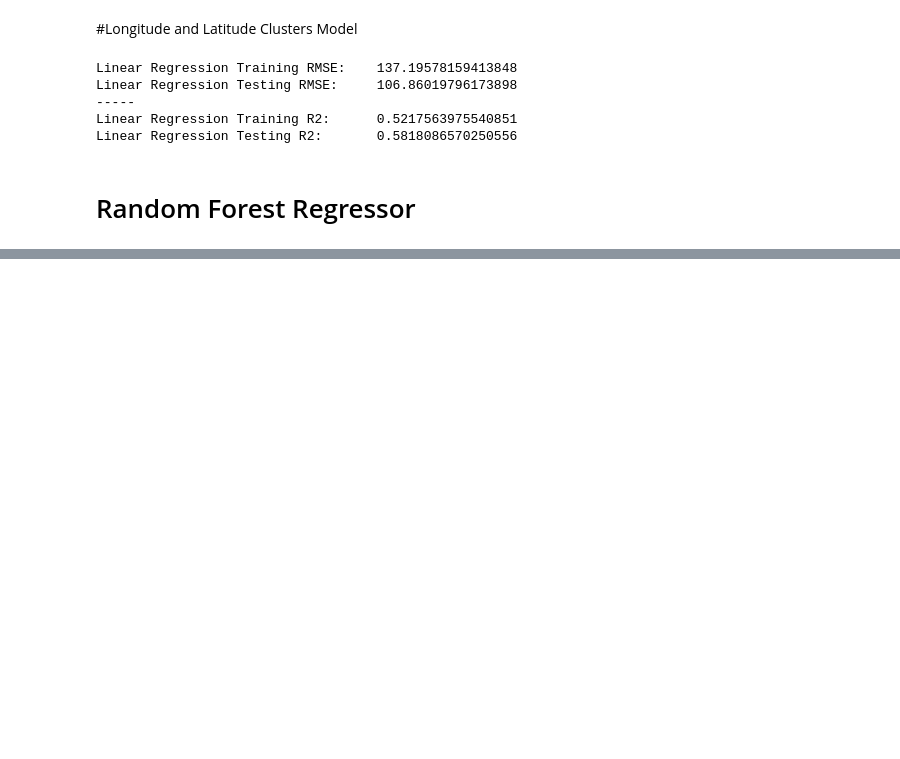
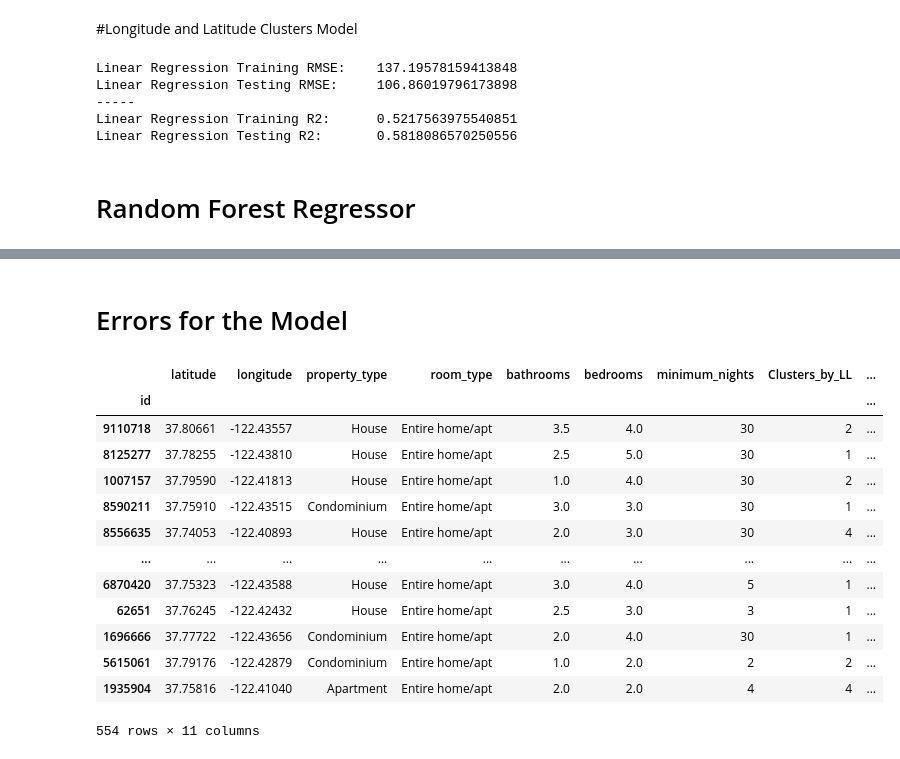
Before and after one commit to burlharlin/Rental-Prices-, a Jupyter notebook: San_Francisco_Rentals.ipynb, the cells around one changed output, grey strips where cells are left out. Cells and saved outputs as stored; diff of their text form; code cells hidden in the pictures; blank space fills up the shorter version.

```diff
--- a/San_Francisco_Rentals.ipynb
+++ b/San_Francisco_Rentals.ipynb
@@ -471,0 +469,24 @@ Random Forrest Testing R2:        0.4816012917294359
+# %% [markdown]
+# Errors for the Model
+# %%
+pred = log_reg_pipe2.predict(X_test)
+pred_df = X_test.copy()
+pred_df['True Median Price'] = y_test
+pred_df['Predicted Median Price'] = pred
+pred_df['Error'] = pred - y_test
+pred_df.sort_values(by='Error', ascending=False)
+# %% [output]
+|  | latitude | longitude | property_type | room_type | bathrooms | bedrooms | minimum_nights | Clusters_by_LL | ... |
+| id |  |  |  |  |  |  |  |  | ... |
+| 9110718 | 37.80661 | -122.43557 | House | Entire home/apt | 3.5 | 4.0 | 30 | 2 | ... |
+| 8125277 | 37.78255 | -122.43810 | House | Entire home/apt | 2.5 | 5.0 | 30 | 1 | ... |
+| 1007157 | 37.79590 | -122.41813 | House | Entire home/apt | 1.0 | 4.0 | 30 | 2 | ... |
+| 8590211 | 37.75910 | -122.43515 | Condominium | Entire home/apt | 3.0 | 3.0 | 30 | 1 | ... |
+| 8556635 | 37.74053 | -122.40893 | House | Entire home/apt | 2.0 | 3.0 | 30 | 4 | ... |
+| ... | ... | ... | ... | ... | ... | ... | ... | ... | ... |
+| 6870420 | 37.75323 | -122.43588 | House | Entire home/apt | 3.0 | 4.0 | 5 | 1 | ... |
+| 62651 | 37.76245 | -122.42432 | House | Entire home/apt | 2.5 | 3.0 | 3 | 1 | ... |
+| 1696666 | 37.77722 | -122.43656 | Condominium | Entire home/apt | 2.0 | 4.0 | 30 | 1 | ... |
+| 5615061 | 37.79176 | -122.42879 | Condominium | Entire home/apt | 1.0 | 2.0 | 2 | 2 | ... |
+| 1935904 | 37.75816 | -122.41040 | Apartment | Entire home/apt | 2.0 | 2.0 | 4 | 4 | ... |
+554 rows × 11 columns
```
Also changed, not shown: parts of 7 cells of this notebook.
